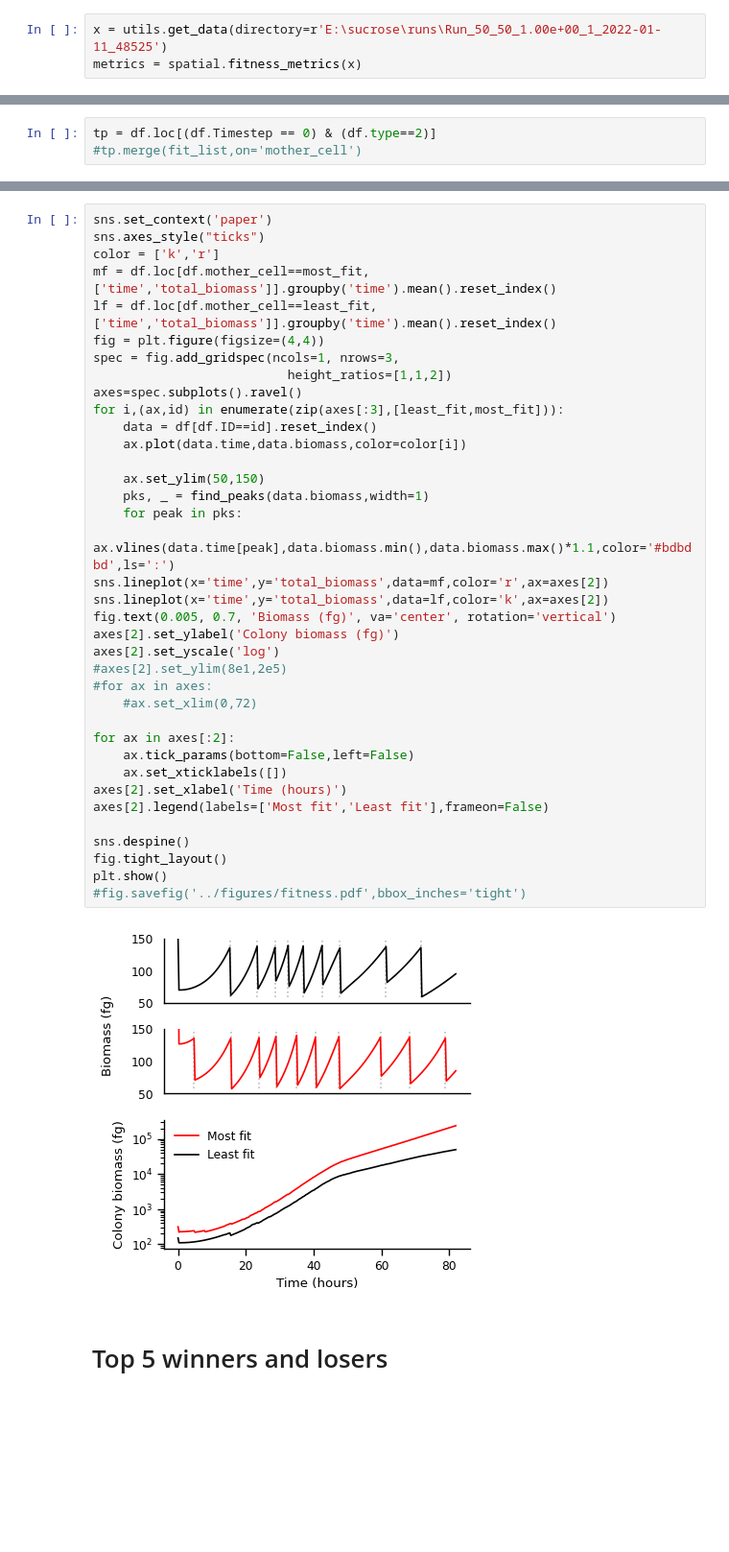
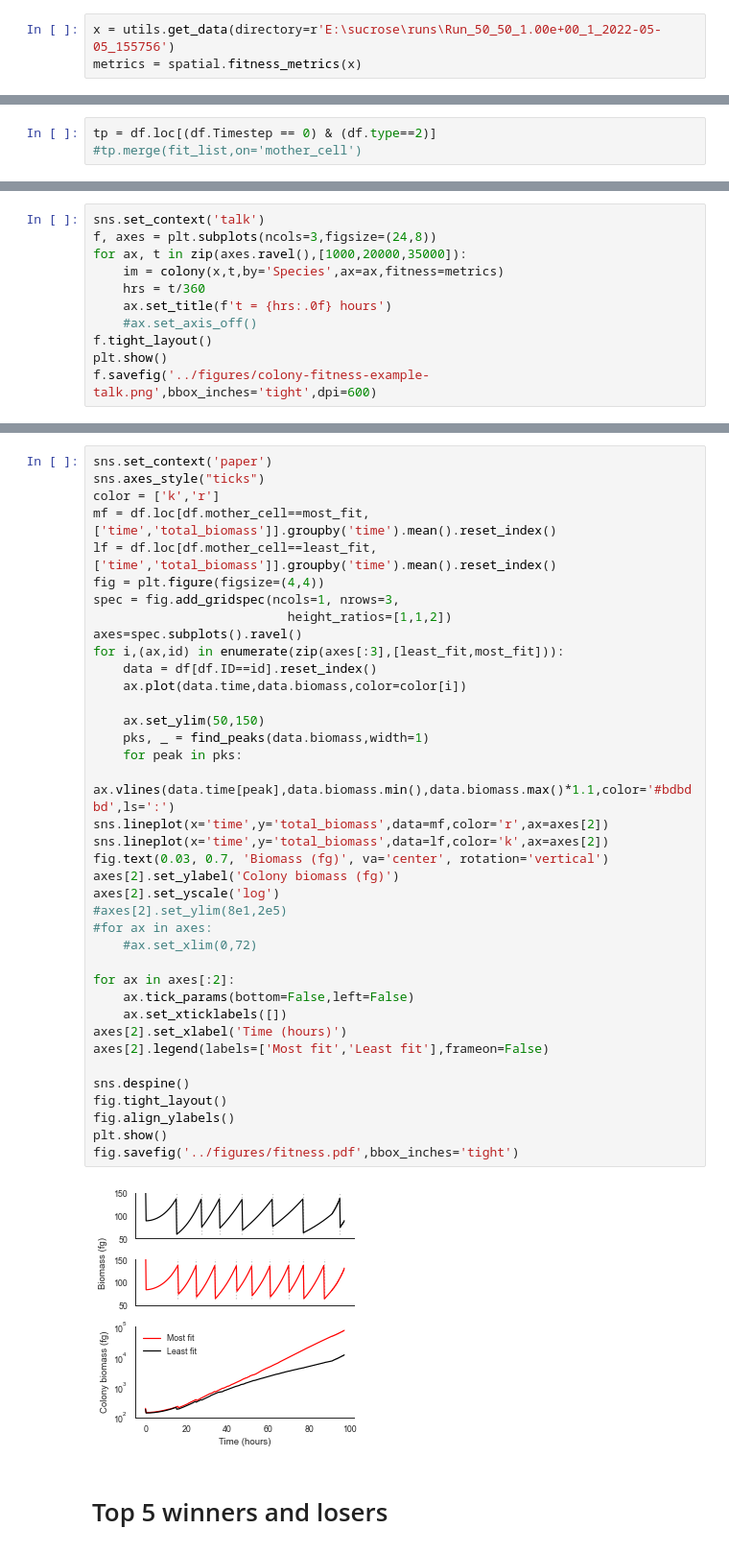
Before and after one commit to Jsakkos/nufeb-cyano-e-coli, a Jupyter notebook: notebooks/nutrient-gradients.ipynb, the cells around one changed output, grey strips where cells are left out. Shown at 96% size. Cells and saved outputs as stored; diff of their text form; blank space fills up the shorter version.

Commit message:
Updated figures for presentation

```diff
--- a/notebooks/nutrient-gradients.ipynb
+++ b/notebooks/nutrient-gradients.ipynb
@@ -15,5 +15,5 @@ from scipy.optimize import curve_fit
 import matplotlib as mpl
 #import tables
 # %%
-x = utils.get_data(directory=r'E:\sucrose\runs\Run_50_50_1.00e+00_1_2022-01-11_48525')
+x = utils.get_data(directory=r'E:\sucrose\runs\Run_50_50_1.00e+00_1_2022-05-05_155756')
 metrics = spatial.fitness_metrics(x)
@@ -430,0 +453,11 @@ plt.show()
+# %%
+sns.set_context('talk')
+f, axes = plt.subplots(ncols=3,figsize=(24,8))
+for ax, t in zip(axes.ravel(),[1000,20000,35000]):
+    im = colony(x,t,by='Species',ax=ax,fitness=metrics)
+    hrs = t/360
+    ax.set_title(f't = {hrs:.0f} hours')
+    #ax.set_axis_off()
+f.tight_layout()
+plt.show()
+f.savefig('../figures/colony-fitness-example-talk.png',bbox_inches='tight',dpi=600)
@@ -491,36 +527,37 @@ lf = df.loc[df.mother_cell==least_fit,['time','total_biomass']].groupby('time').
 fig = plt.figure(figsize=(4,4))
 spec = fig.add_gridspec(ncols=1, nrows=3,
                           height_ratios=[1,1,2])
 axes=spec.subplots().ravel()
 for i,(ax,id) in enumerate(zip(axes[:3],[least_fit,most_fit])):
     data = df[df.ID==id].reset_index()
     ax.plot(data.time,data.biomass,color=color[i])
 
     ax.set_ylim(50,150)
     pks, _ = find_peaks(data.biomass,width=1)
     for peak in pks:
         ax.vlines(data.time[peak],data.biomass.min(),data.biomass.max()*1.1,color='#bdbdbd',ls=':')
 sns.lineplot(x='time',y='total_biomass',data=mf,color='r',ax=axes[2])
 sns.lineplot(x='time',y='total_biomass',data=lf,color='k',ax=axes[2])
-fig.text(0.005, 0.7, 'Biomass (fg)', va='center', rotation='vertical')
+fig.text(0.03, 0.7, 'Biomass (fg)', va='center', rotation='vertical')
 axes[2].set_ylabel('Colony biomass (fg)')
 axes[2].set_yscale('log')
 #axes[2].set_ylim(8e1,2e5)
 #for ax in axes:
     #ax.set_xlim(0,72)
 
 for ax in axes[:2]:
     ax.tick_params(bottom=False,left=False)
     ax.set_xticklabels([])
 axes[2].set_xlabel('Time (hours)')
 axes[2].legend(labels=['Most fit','Least fit'],frameon=False)
 
 sns.despine()
 fig.tight_layout()
+fig.align_ylabels()
 plt.show()
-#fig.savefig('../figures/fitness.pdf',bbox_inches='tight')
+fig.savefig('../figures/fitness.pdf',bbox_inches='tight')
 # %% [output]
-[figure, old version]
+[figure, new version]
 # %% [markdown]
 # Top 5 winners and losers
 # %%
```
Also changed, not shown: parts of 16 cells of this notebook, 26 other files.
